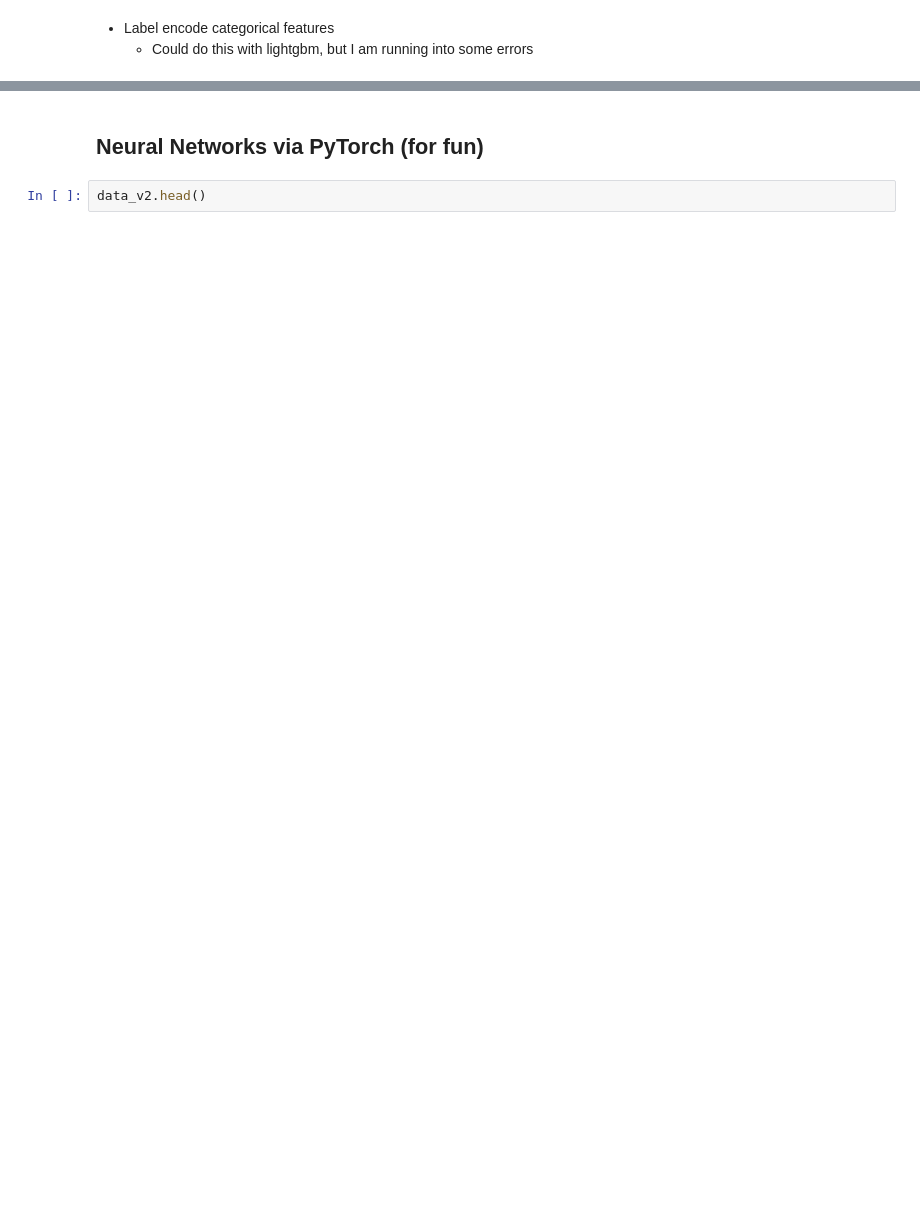
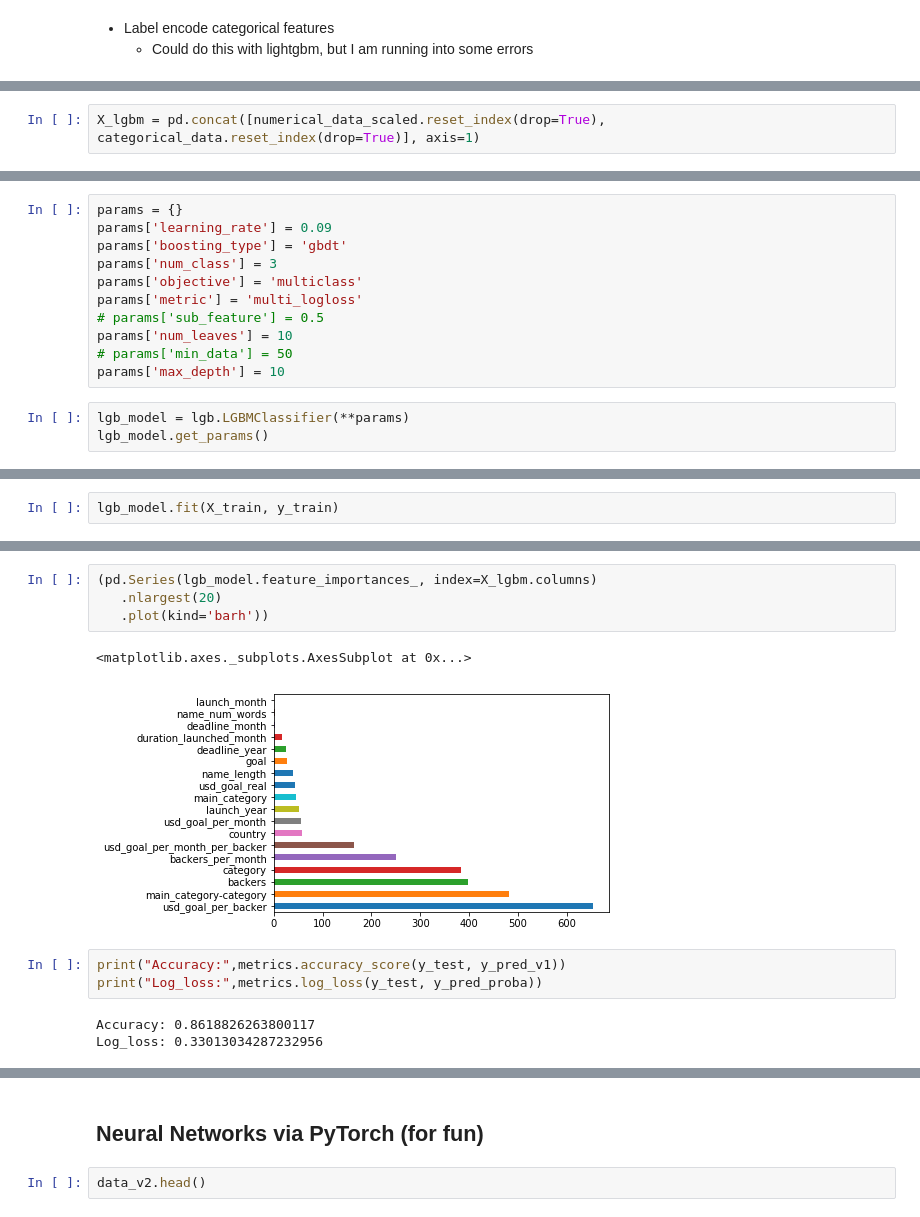
Before and after one commit to j2colaco/nu_ds_challenge, a Jupyter notebook: kickstarter_codebase.ipynb, the cells around one changed output, grey strips where cells are left out. Saved outputs shown, nothing was run; the diff lists cells and outputs as text; blank space fills up the shorter version.

```diff
--- a/kickstarter_codebase.ipynb
+++ b/kickstarter_codebase.ipynb
@@ -685,0 +687,2 @@ Log_loss: 0.8813818010512073
+# %%
+X_lgbm = pd.concat([numerical_data_scaled.reset_index(drop=True), categorical_data.reset_index(drop=True)], axis=1)
@@ -685,0 +697,14 @@ Log_loss: 0.8813818010512073
+# %%
+params = {}
+params['learning_rate'] = 0.09
+params['boosting_type'] = 'gbdt'
+params['num_class'] = 3
+params['objective'] = 'multiclass'
+params['metric'] = 'multi_logloss'
+# params['sub_feature'] = 0.5
+params['num_leaves'] = 10
+# params['min_data'] = 50
+params['max_depth'] = 10
+# %%
+lgb_model = lgb.LGBMClassifier(**params)
+lgb_model.get_params()
@@ -685,0 +729,2 @@ Log_loss: 0.8813818010512073
+# %%
+lgb_model.fit(X_train, y_train)
@@ -685,0 +750,13 @@ Log_loss: 0.8813818010512073
+# %%
+(pd.Series(lgb_model.feature_importances_, index=X_lgbm.columns)
+   .nlargest(20)
+   .plot(kind='barh'))
+# %% [output]
+<matplotlib.axes._subplots.AxesSubplot at 0x...>
+[figure, added]
+# %%
+print("Accuracy:",metrics.accuracy_score(y_test, y_pred_v1))
+print("Log_loss:",metrics.log_loss(y_test, y_pred_proba))
+# %% [output]
+Accuracy: 0.8618826263800117
+Log_loss: 0.33013034287232956
```
Also changed, not shown: parts of 90 cells of this notebook.
